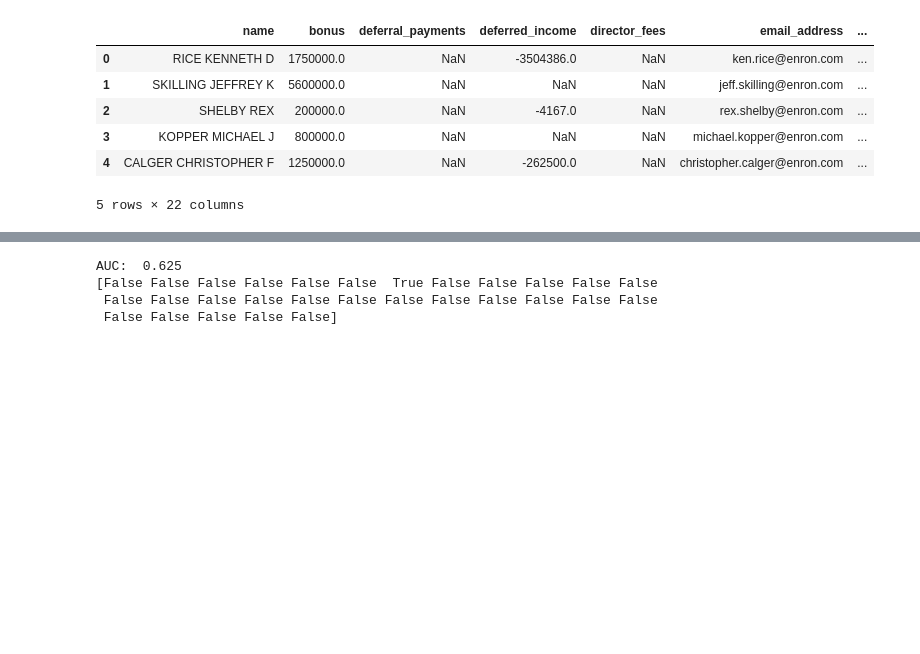
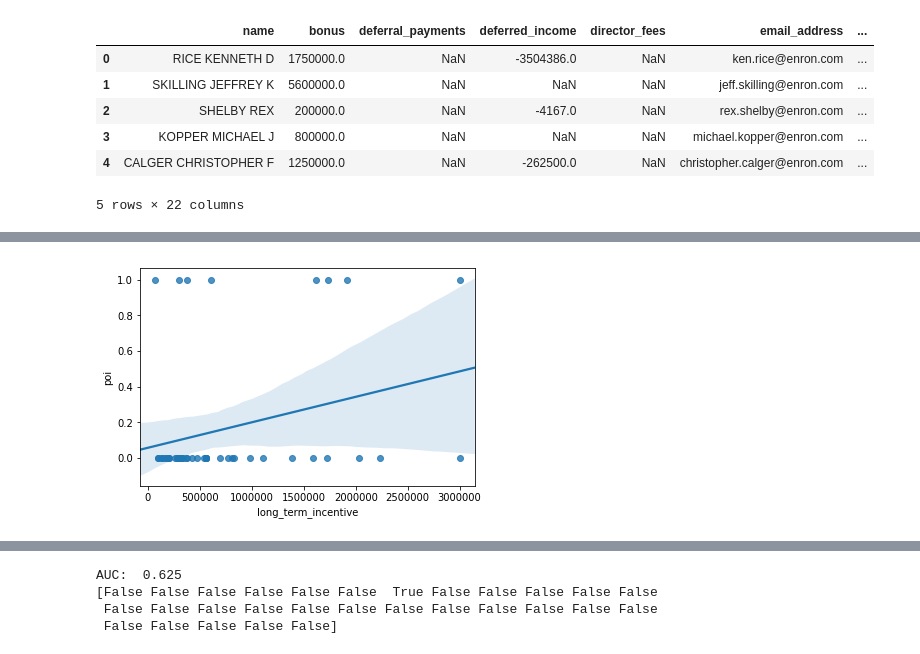
Before and after one commit to ocaTom/ML100-Days, a Jupyter notebook: Day_049_HW.ipynb, the cells around one changed output, grey strips where cells are left out. Cells and saved outputs as stored; diff of their text form; code cells hidden in the pictures; blank space fills up the shorter version.

```diff
--- a/Day_049_HW.ipynb
+++ b/Day_049_HW.ipynb
@@ -56,0 +74,6 @@ Name: from_poi_to_this_person, dtype: float64
+# %%
+train['long_term_incentive'] = train['long_term_incentive'].clip(0, 3000000)
+sns.regplot(x = train['long_term_incentive'], y=train["poi"])
+plt.show()
+# %% [output]
+[figure, added]
```
Also changed, not shown: parts of 25 cells of this notebook, 2 other files.
